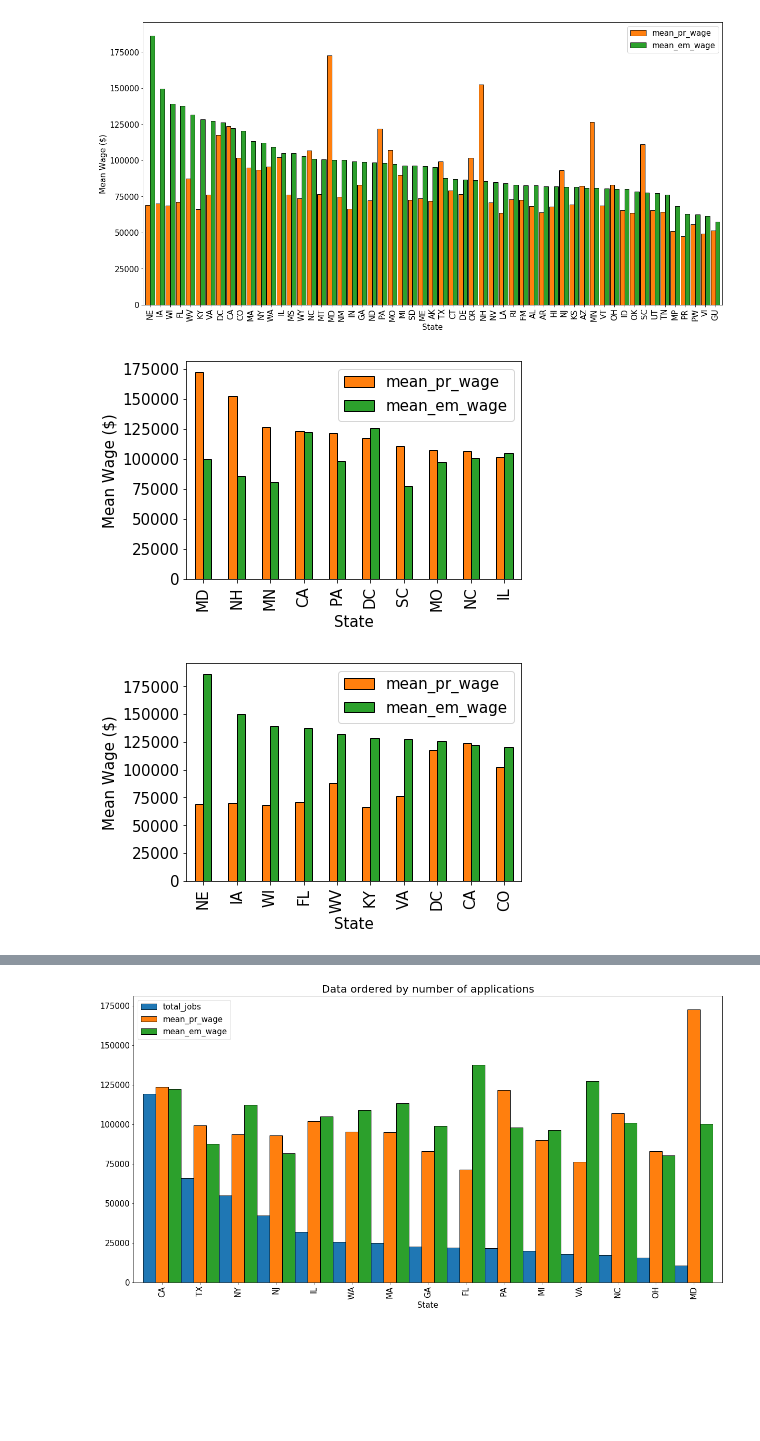
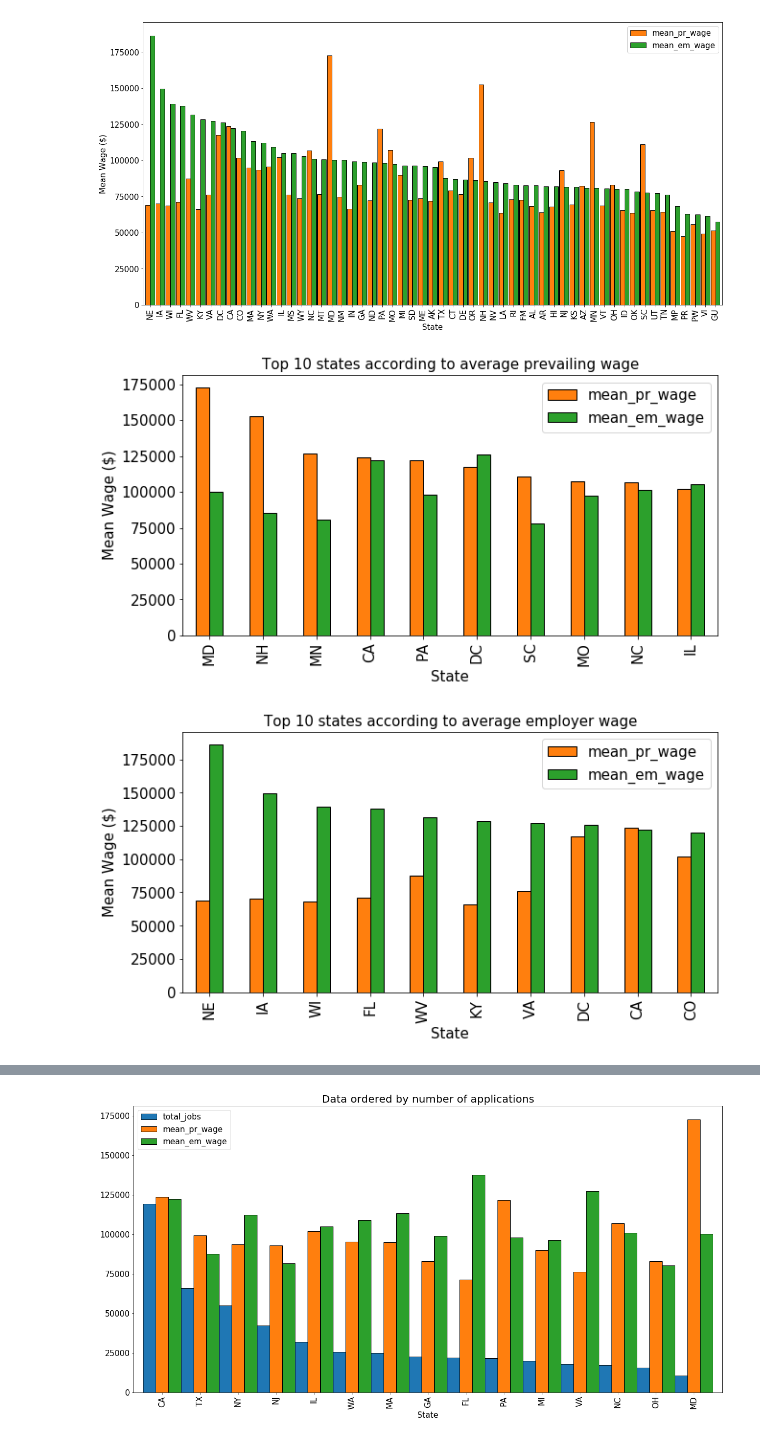
Before and after one commit to pdagger/Springboard_Data_Science, a Jupyter notebook: Capstone_Project_1/Data_visualization.ipynb, the cells around one changed output, grey strips where cells are left out. Cells and saved outputs as stored; diff of their text form; code cells hidden in the pictures; blank space fills up the shorter version.

```diff
--- a/Capstone_Project_1/Data_visualization.ipynb
+++ b/Capstone_Project_1/Data_visualization.ipynb
@@ -204,25 +213,27 @@ plt.show()
 [figure]
 # %%
 state_jobs_mean = state_jobs_mean.sort_values(by='mean_pr_wage', ascending = False)
-state_jobs_mean.head(10).plot.bar(edgecolor='k', color=['C1', 'C2'])
+state_jobs_mean.head(10).plot.bar(edgecolor='k', figsize=(10,5), color=['C1', 'C2'])
 plt.xticks(size=15)
 plt.xlabel("State", size=15)
 plt.yticks(size=15)
 plt.ylabel("Mean Wage ($)", size=15)
+plt.title("Top 10 states according to average prevailing wage", size=15)
 plt.legend(fontsize=15)
 plt.show()
 # %% [output]
-[figure, old version]
+[figure, new version]
 # %%
 state_jobs_mean = state_jobs_mean.sort_values(by='mean_em_wage', ascending = False)
-state_jobs_mean.head(10).plot.bar(edgecolor='k', color=['C1', 'C2'])
+state_jobs_mean.head(10).plot.bar(edgecolor='k', figsize=(10,5), color=['C1', 'C2'])
 plt.xticks(size=15)
 plt.xlabel("State", size=15)
 plt.yticks(size=15)
 plt.ylabel("Mean Wage ($)", size=15)
+plt.title("Top 10 states according to average employer wage", size=15)
 plt.legend(fontsize=15)
 plt.show()
 # %% [output]
-[figure, old version]
+[figure, new version]
 # %%
 state_jobs_count = state_jobs_count.sort_values(by='total_jobs', ascending = False)
```
Also changed, not shown: parts of 2 cells of this notebook.
